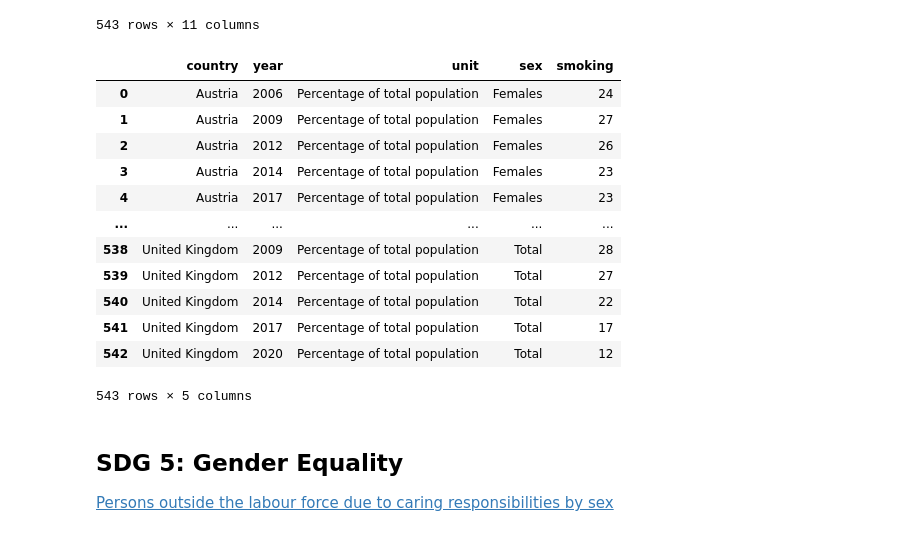
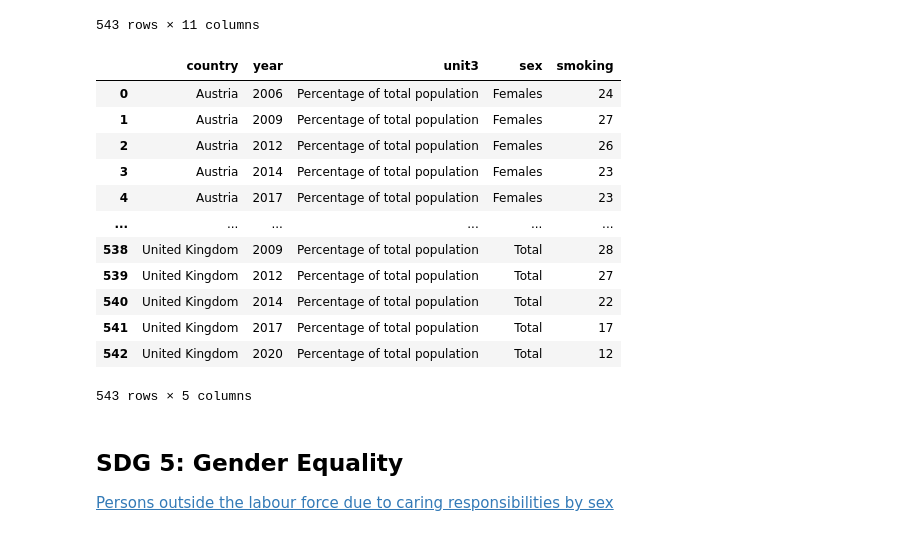
Before and after one commit to mozartfish/DH2321-Final-Project, a Jupyter notebook: data_cleaning.ipynb, the cells around one changed output. Cells and saved outputs as stored; diff of their text form; code cells hidden in the pictures.

```diff
--- a/data_cleaning.ipynb
+++ b/data_cleaning.ipynb
@@ -24,15 +24,16 @@ df_3
 # %%
 df_3 = df_3.rename(columns={'geo': 'country'})
 df_3 = df_3.rename(columns={'time_period': 'year'})
+df_3 = df_3.rename(columns={'unit': 'unit3'})
 df_3 = df_3.rename(columns={'obs_value': 'smoking'})
 
-df_3 = df_3[['country', 'year', 'unit', 'sex', 'smoking']]
+df_3 = df_3[['country', 'year', 'unit3', 'sex', 'smoking']]
 
 df_3.to_csv('data/sdg_3.csv', index=False)
 
 df_3
 # %% [output]
-|  | country | year | unit | sex | smoking |
+|  | country | year | unit3 | sex | smoking |
 | 0 | Austria | 2006 | Percentage of total population | Females | 24 |
 | 1 | Austria | 2009 | Percentage of total population | Females | 27 |
 | 2 | Austria | 2012 | Percentage of total population | Females | 26 |
```
Also changed, not shown: parts of 7 cells of this notebook, 8 other files.
